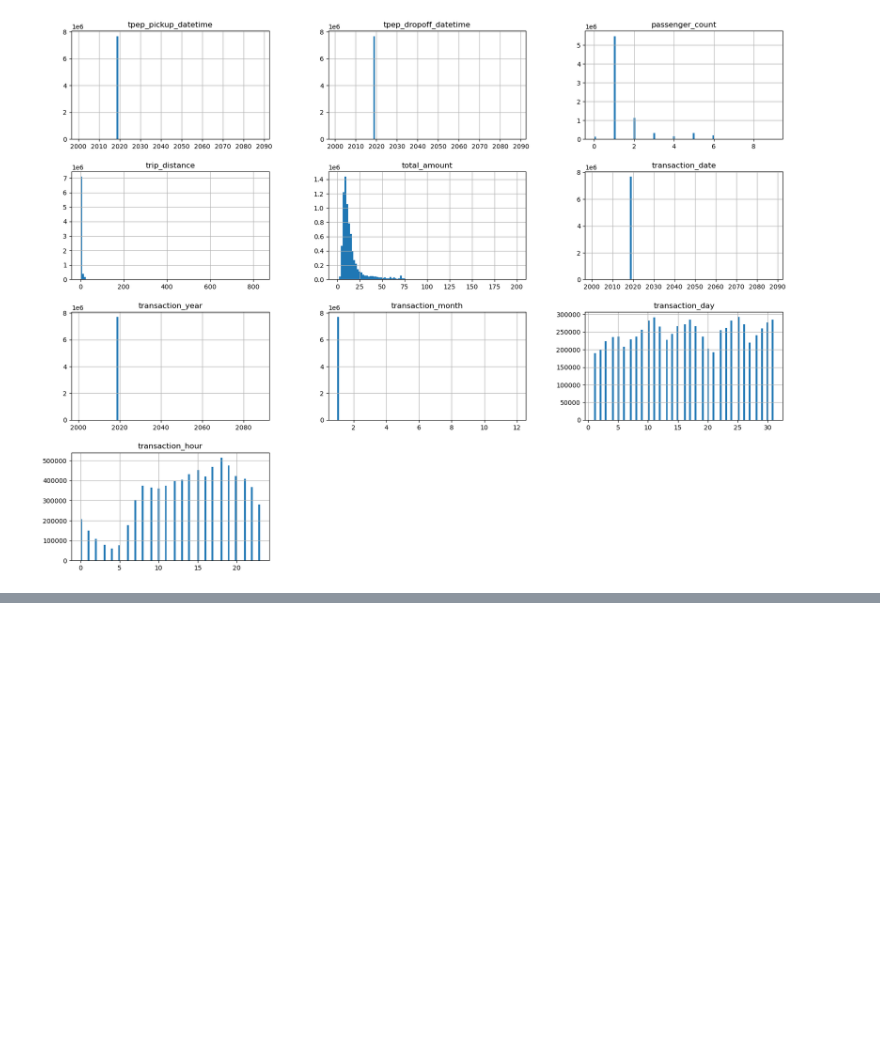
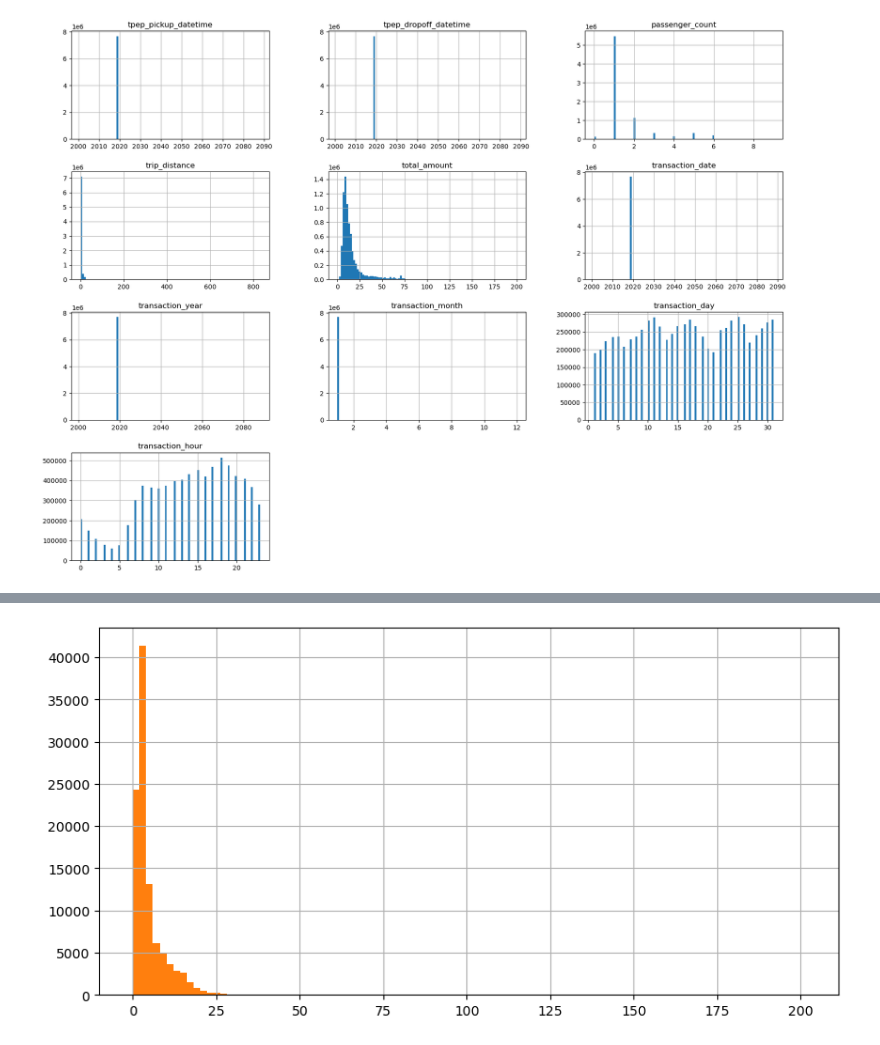
Before and after one commit to TinyHaitch/Taxi-Analysis, a Jupyter notebook: Untitled.ipynb, the cells around one changed output, grey strips where cells are left out. Saved outputs shown, nothing was run; the diff lists cells and outputs as text; code cells hidden in the pictures; blank space fills up the shorter version.

```diff
--- a/Untitled.ipynb
+++ b/Untitled.ipynb
@@ -319,0 +329,11 @@ taxi_data_prepared = taxi_data_prepared[taxi_data_prepared['transaction_month']
+# %%
+categorical_columns = ['PULocationID', 'transaction_date','transaction_month', 'transaction_day',
+                       'transaction_day_name', 'transaction_hour']
+
+numerical_columns = ['trip_distance', 'total_amount', ]
+
+all_needed_columns = categorical_columns + numerical_columns
+# %%
+main_taxi_df = taxi_data_prepared[all_needed_columns]
+print(main_taxi_df.shape)
+main_taxi_df
@@ -319,0 +355,5 @@ taxi_data_prepared = taxi_data_prepared[taxi_data_prepared['transaction_month']
+# %%
+taxi_group_by_region = main_taxi_df.groupby(categorical_columns).mean().reset_index()
+taxi_group_by_region['count_of_transactions'] = main_taxi_df.groupby(categorical_columns).count().reset_index()['total_amount']
+print(taxi_group_by_region.shape)
+taxi_group_by_region.head()
@@ -319,0 +368,5 @@ taxi_data_prepared = taxi_data_prepared[taxi_data_prepared['transaction_month']
+# %%
+taxi_group_by_region['trip_distance'].hist(bins=100, figsize=(10, 5))
+plt.show()
+# %% [output]
+[figure, added]
```
Also changed, not shown: parts of 4 cells of this notebook.
